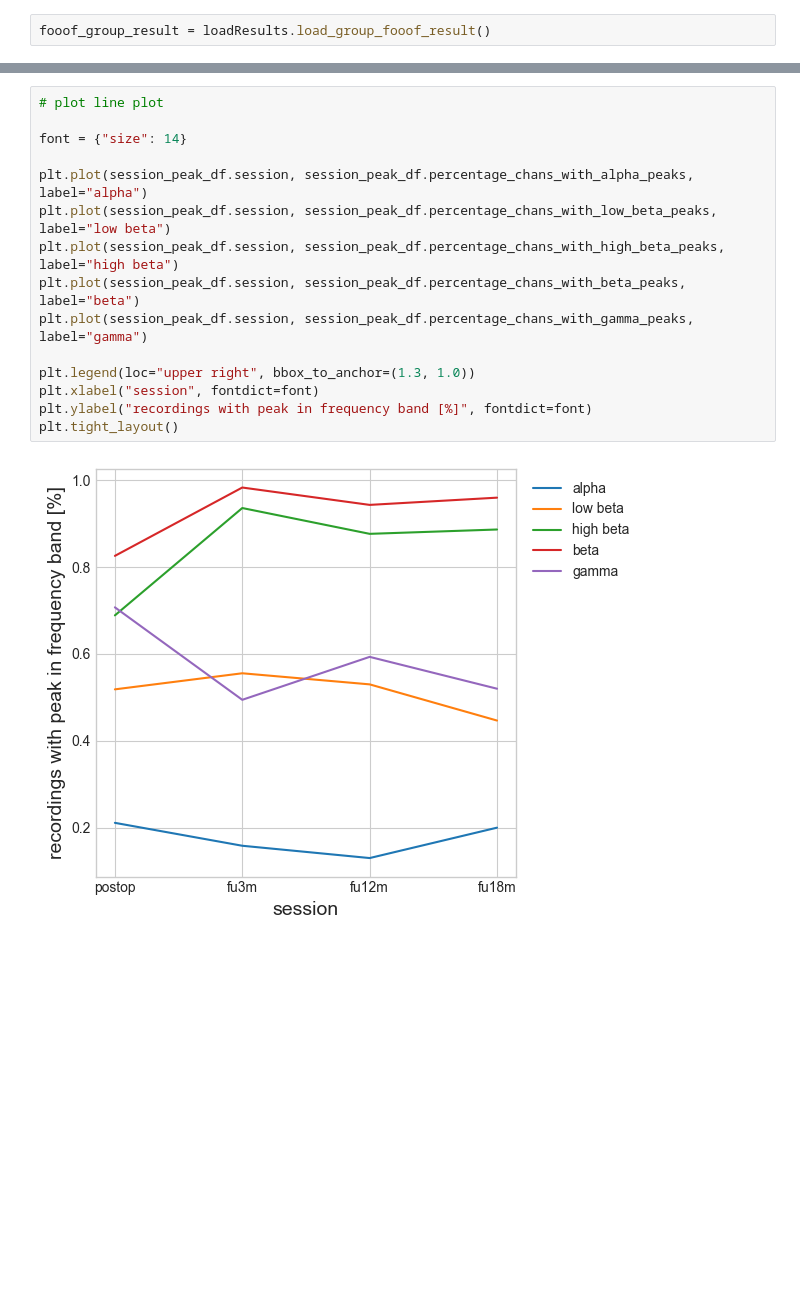
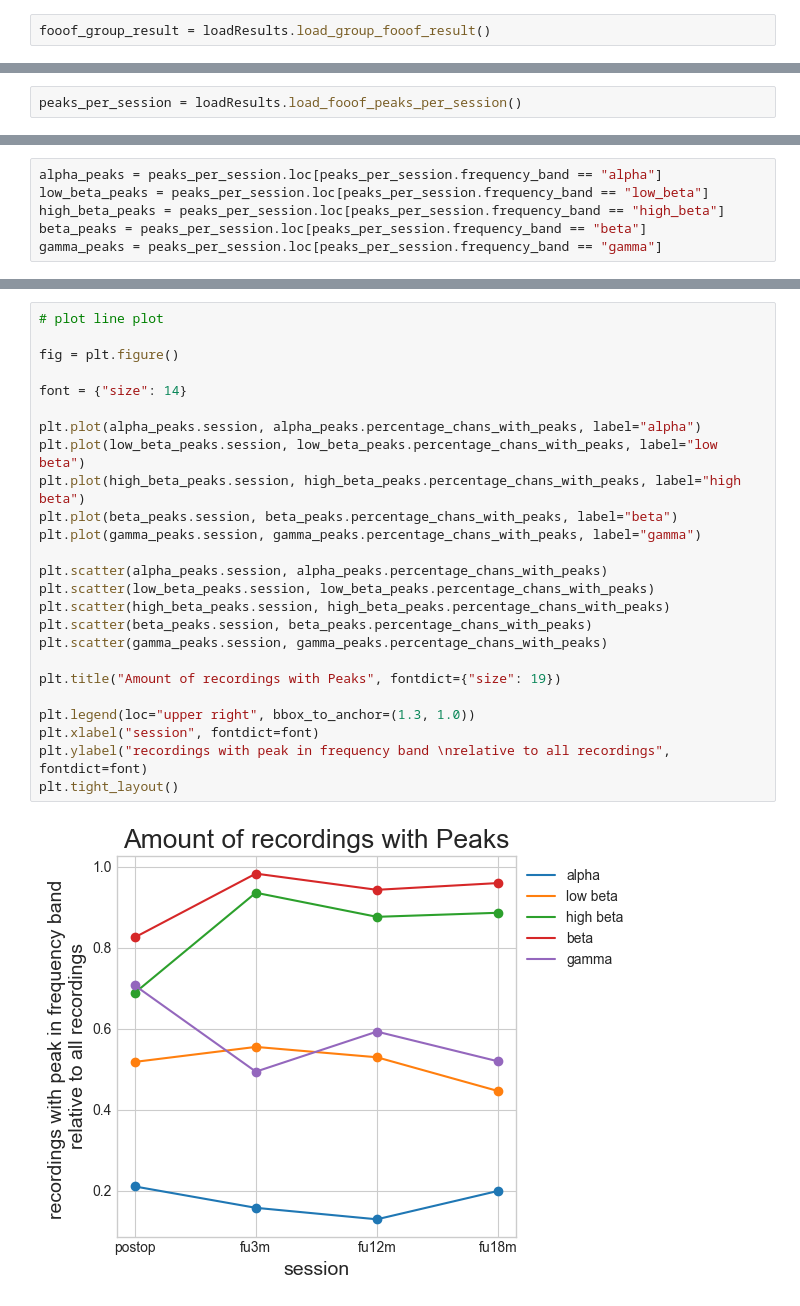
Before and after one commit to JKBehnke/BetaSenSightLongterm, a Jupyter notebook: notebooks/fooof_playground.ipynb, the cells around one changed output, grey strips where cells are left out. Drawn from its saved outputs; the diff is of its cells as text; blank space fills up the shorter version.

```diff
--- a/notebooks/fooof_playground.ipynb
+++ b/notebooks/fooof_playground.ipynb
@@ -649,0 +590,2 @@ session_peak_df
+# %%
+peaks_per_session = loadResults.load_fooof_peaks_per_session()
@@ -649,0 +612,6 @@ session_peak_df
+# %%
+alpha_peaks = peaks_per_session.loc[peaks_per_session.frequency_band == "alpha"]
+low_beta_peaks = peaks_per_session.loc[peaks_per_session.frequency_band == "low_beta"]
+high_beta_peaks = peaks_per_session.loc[peaks_per_session.frequency_band == "high_beta"]
+beta_peaks = peaks_per_session.loc[peaks_per_session.frequency_band == "beta"]
+gamma_peaks = peaks_per_session.loc[peaks_per_session.frequency_band == "gamma"]
@@ -650,17 +626,27 @@ session_peak_df
 # %%
 # plot line plot
 
+fig = plt.figure()
+
 font = {"size": 14}
 
-plt.plot(session_peak_df.session, session_peak_df.percentage_chans_with_alpha_peaks, label="alpha")
-plt.plot(session_peak_df.session, session_peak_df.percentage_chans_with_low_beta_peaks, label="low beta")
-plt.plot(session_peak_df.session, session_peak_df.percentage_chans_with_high_beta_peaks, label="high beta")
-plt.plot(session_peak_df.session, session_peak_df.percentage_chans_with_beta_peaks, label="beta")
-plt.plot(session_peak_df.session, session_peak_df.percentage_chans_with_gamma_peaks, label="gamma")
+plt.plot(alpha_peaks.session, alpha_peaks.percentage_chans_with_peaks, label="alpha")
+plt.plot(low_beta_peaks.session, low_beta_peaks.percentage_chans_with_peaks, label="low beta")
+plt.plot(high_beta_peaks.session, high_beta_peaks.percentage_chans_with_peaks, label="high beta")
+plt.plot(beta_peaks.session, beta_peaks.percentage_chans_with_peaks, label="beta")
+plt.plot(gamma_peaks.session, gamma_peaks.percentage_chans_with_peaks, label="gamma")
+
+plt.scatter(alpha_peaks.session, alpha_peaks.percentage_chans_with_peaks)
+plt.scatter(low_beta_peaks.session, low_beta_peaks.percentage_chans_with_peaks)
+plt.scatter(high_beta_peaks.session, high_beta_peaks.percentage_chans_with_peaks)
+plt.scatter(beta_peaks.session, beta_peaks.percentage_chans_with_peaks)
+plt.scatter(gamma_peaks.session, gamma_peaks.percentage_chans_with_peaks)
+
+plt.title("Amount of recordings with Peaks", fontdict={"size": 19})
 
 plt.legend(loc="upper right", bbox_to_anchor=(1.3, 1.0))
 plt.xlabel("session", fontdict=font)
-plt.ylabel("recordings with peak in frequency band [%]", fontdict=font)
+plt.ylabel("recordings with peak in frequency band \nrelative to all recordings", fontdict=font)
 plt.tight_layout()
 # %% [output]
-[figure, old version]
+[figure, new version]
```
Also changed, not shown: parts of 30 cells of this notebook, 1 other file.
